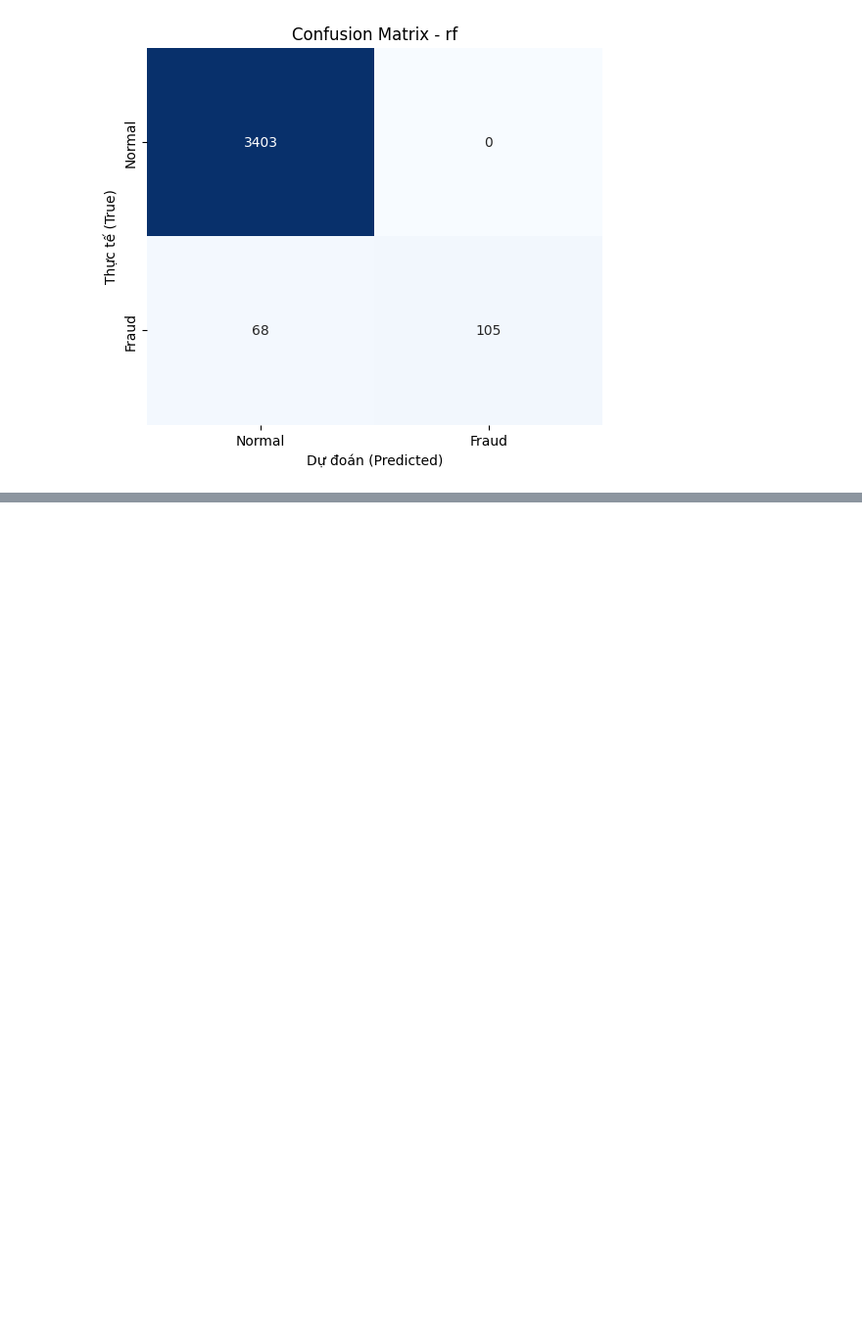
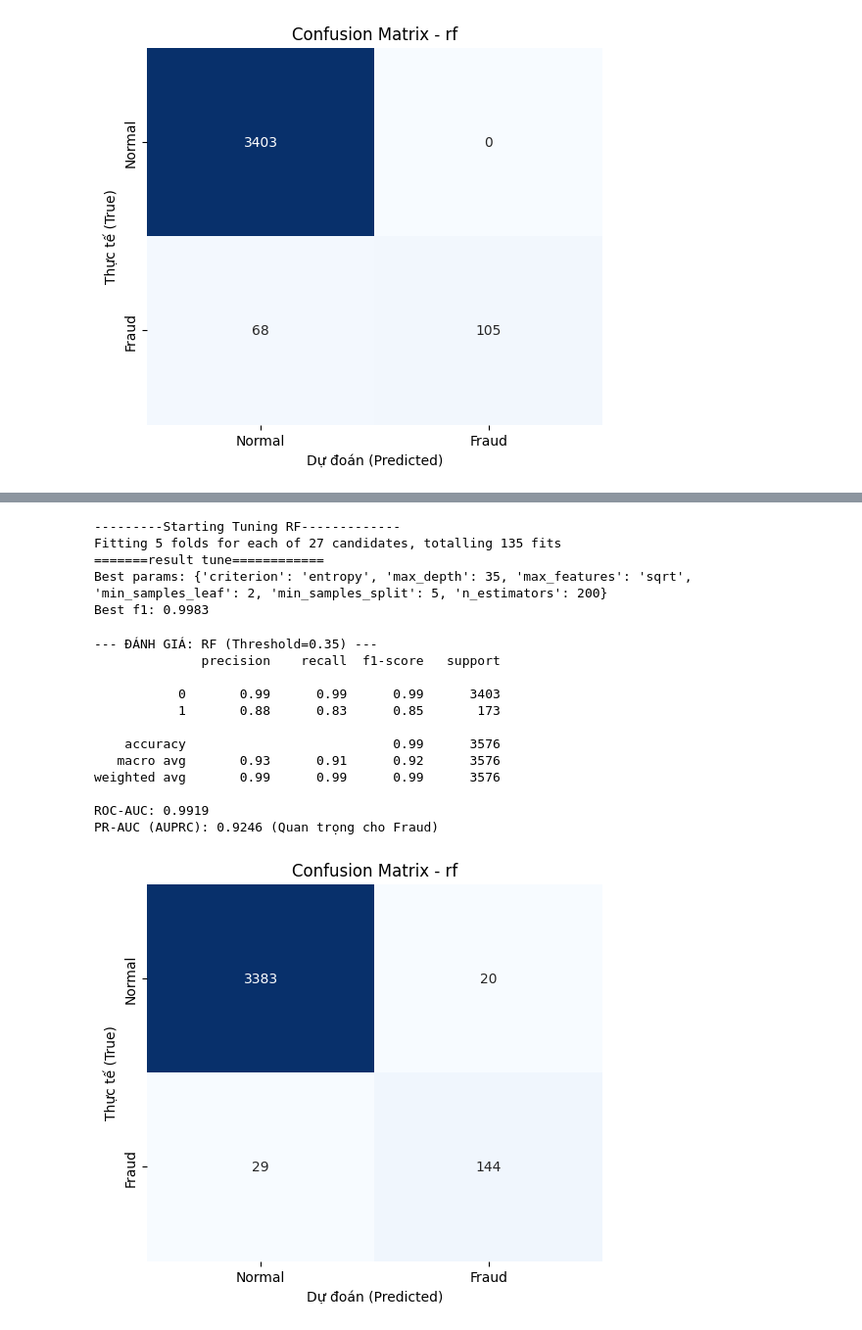
Before and after one commit to thanhlek5/Du-doan-tin-tuyen-dung, a Jupyter notebook: notebooks/RandomForest.ipynb, the cells around one changed output, grey strips where cells are left out. Shown at 98% size. Saved outputs shown, nothing was run; the diff lists cells and outputs as text; code cells hidden in the pictures; blank space fills up the shorter version.

Commit message:
Hoàn Thành Train Mô Hình RandomForest

```diff
--- a/notebooks/RandomForest.ipynb
+++ b/notebooks/RandomForest.ipynb
@@ -245,0 +254,26 @@ PR-AUC (AUPRC): 0.9415 (Quan trọng cho Fraud)
+# %%
+X_smote, Y_smote = smote_pipeline(X_train_tfidf, Y_train)
+model_smote_tfidf = tuneModel(X_smote, Y_smote, model_name='rf',raw_params=param_gcv,name_search="gcv")
+# %% [output]
+---------Starting Tuning RF-------------
+Fitting 5 folds for each of 27 candidates, totalling 135 fits
+=======result tune============
+Best params: {'criterion': 'entropy', 'max_depth': 35, 'max_features': 'sqrt', 'min_samples_leaf': 2, 'min_samples_split': 5, 'n_estimators': 200}
+Best f1: 0.9983
+# %%
+eval_model = Metric(model_smote_tfidf[0], x_test, Y_test)
+eval_model.evaluate_model('rf', 0.35)
+# %% [output]
+--- ĐÁNH GIÁ: RF (Threshold=0.35) ---
+              precision    recall  f1-score   support
+
+           0       0.99      0.99      0.99      3403
+           1       0.88      0.83      0.85       173
+
+    accuracy                           0.99      3576
+   macro avg       0.93      0.91      0.92      3576
+weighted avg       0.99      0.99      0.99      3576
+
+ROC-AUC: 0.9919
+PR-AUC (AUPRC): 0.9246 (Quan trọng cho Fraud)
+[figure, added]
```
Also changed, not shown: parts of 20 cells of this notebook.
